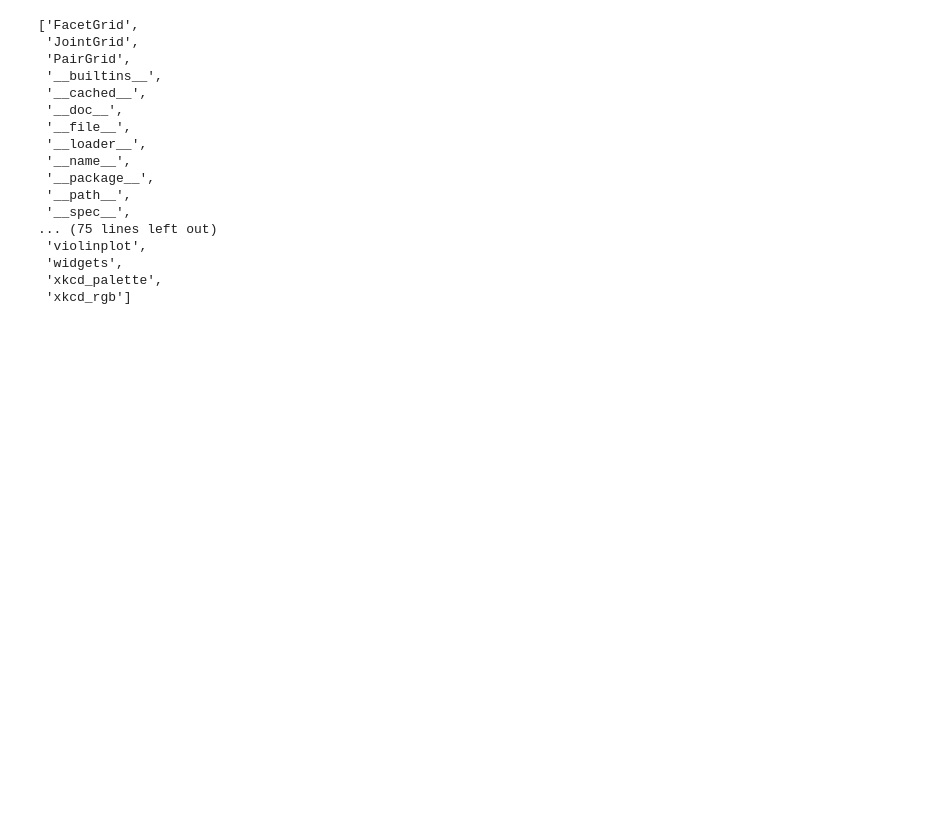
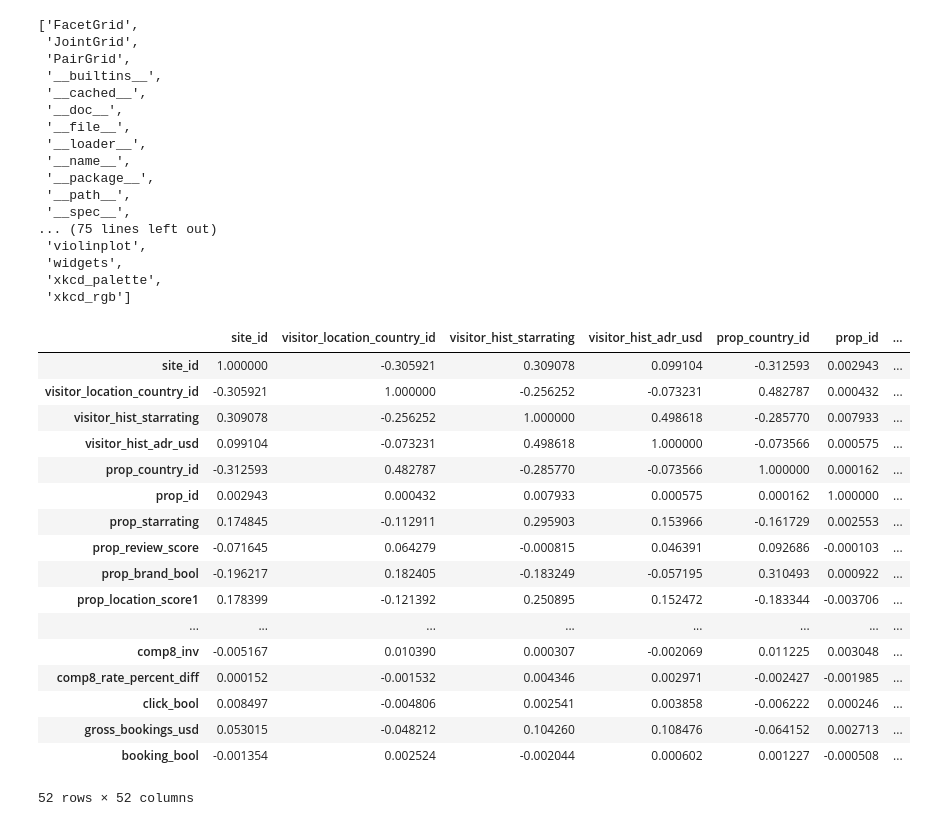
Before and after one commit to DavideBrex/Expedia-Hotels-recommendation-system, a Jupyter notebook: Correlation_HeatMap.ipynb, the cells around one changed output. Saved outputs shown, nothing was run; the diff lists cells and outputs as text; code cells hidden in the pictures; blank space fills up the shorter version.

```diff
--- a/Correlation_HeatMap.ipynb
+++ b/Correlation_HeatMap.ipynb
@@ -67,3 +59,24 @@ dir(sns)
  'widgets',
  'xkcd_palette',
  'xkcd_rgb']
+# %%
+corr
+# %% [output]
+|  | site_id | visitor_location_country_id | visitor_hist_starrating | visitor_hist_adr_usd | prop_country_id | prop_id | ... |
+| site_id | 1.000000 | -0.305921 | 0.309078 | 0.099104 | -0.312593 | 0.002943 | ... |
+| visitor_location_country_id | -0.305921 | 1.000000 | -0.256252 | -0.073231 | 0.482787 | 0.000432 | ... |
+| visitor_hist_starrating | 0.309078 | -0.256252 | 1.000000 | 0.498618 | -0.285770 | 0.007933 | ... |
+| visitor_hist_adr_usd | 0.099104 | -0.073231 | 0.498618 | 1.000000 | -0.073566 | 0.000575 | ... |
+| prop_country_id | -0.312593 | 0.482787 | -0.285770 | -0.073566 | 1.000000 | 0.000162 | ... |
+| prop_id | 0.002943 | 0.000432 | 0.007933 | 0.000575 | 0.000162 | 1.000000 | ... |
+| prop_starrating | 0.174845 | -0.112911 | 0.295903 | 0.153966 | -0.161729 | 0.002553 | ... |
+| prop_review_score | -0.071645 | 0.064279 | -0.000815 | 0.046391 | 0.092686 | -0.000103 | ... |
+| prop_brand_bool | -0.196217 | 0.182405 | -0.183249 | -0.057195 | 0.310493 | 0.000922 | ... |
+| prop_location_score1 | 0.178399 | -0.121392 | 0.250895 | 0.152472 | -0.183344 | -0.003706 | ... |
+| ... | ... | ... | ... | ... | ... | ... | ... |
+| comp8_inv | -0.005167 | 0.010390 | 0.000307 | -0.002069 | 0.011225 | 0.003048 | ... |
+| comp8_rate_percent_diff | 0.000152 | -0.001532 | 0.004346 | 0.002971 | -0.002427 | -0.001985 | ... |
+| click_bool | 0.008497 | -0.004806 | 0.002541 | 0.003858 | -0.006222 | 0.000246 | ... |
+| gross_bookings_usd | 0.053015 | -0.048212 | 0.104260 | 0.108476 | -0.064152 | 0.002713 | ... |
+| booking_bool | -0.001354 | 0.002524 | -0.002044 | 0.000602 | 0.001227 | -0.000508 | ... |
+52 rows × 52 columns
```
Also changed, not shown: parts of 5 cells of this notebook, 2 other files.
